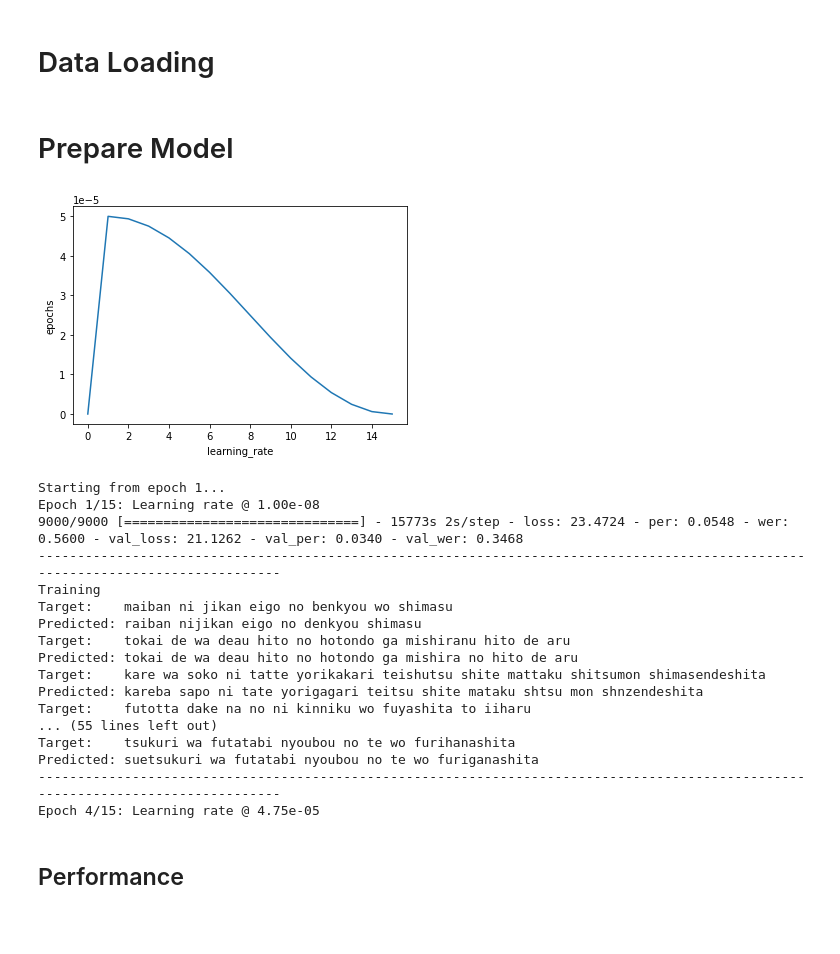
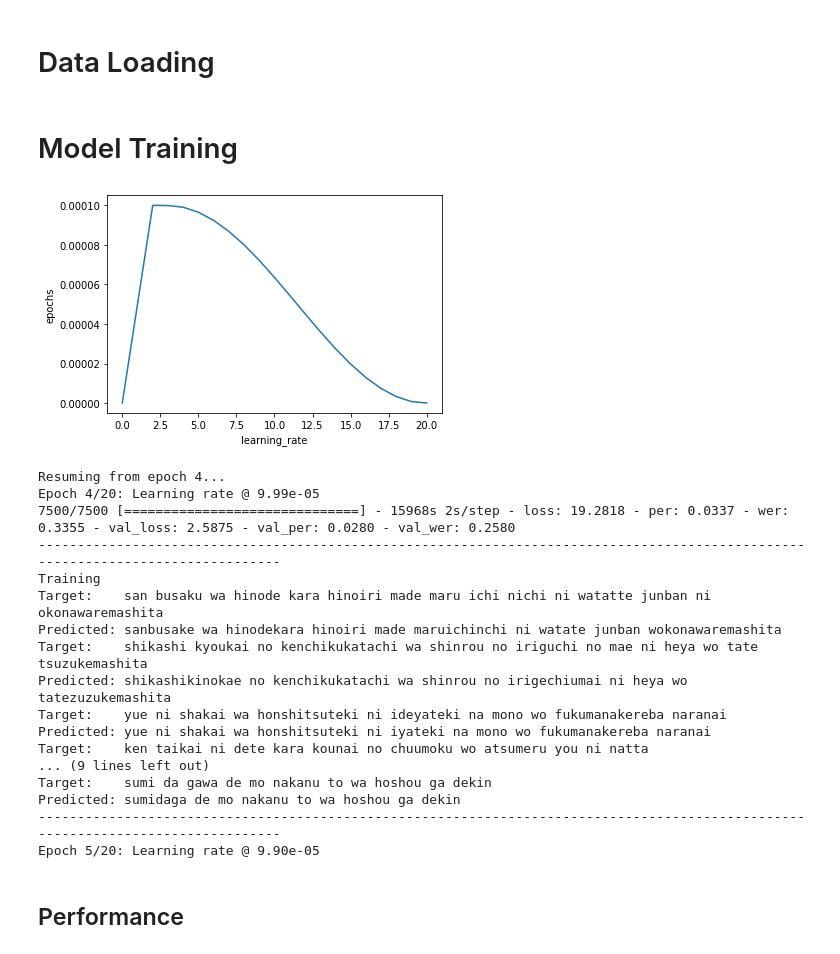
Before and after one commit to syalabi-seet/HoloMora, a Jupyter notebook: Wav2Vec2-mora.ipynb, the cells around one changed output. Saved outputs shown, nothing was run; the diff lists cells and outputs as text; code cells hidden in the pictures; blank space fills up the shorter version.

```diff
--- a/Wav2Vec2-mora.ipynb
+++ b/Wav2Vec2-mora.ipynb
@@ -60,7 +58,7 @@ def ArgParser():
     # DataLoader
     parser.add_argument("--main_dir", default="E://Datasets/Acoustic_model")
     parser.add_argument("--sample_rate", default=16000)
-    parser.add_argument("--test_size", default=0.1)
+    parser.add_argument("--test_size", default=0.25)
     parser.add_argument("--random_state", default=42)
     parser.add_argument("--batch_size", default=4)
     parser.add_argument("--n_shards", default=20)
@@ -69,16 +67,16 @@ def ArgParser():
 
     # Trainer
     parser.add_argument("--model_name", default="facebook/wav2vec2-base")
-    parser.add_argument("--epochs", default=15)
+    parser.add_argument("--epochs", default=20)
 
     # Scheduler
-    parser.add_argument("--learning_rate", default=5e-5)
-    parser.add_argument("--lr_start", default=1e-8)
-    parser.add_argument("--lr_min", default=1e-8)
-    parser.add_argument("--lr_max", default=5e-5)
+    parser.add_argument("--learning_rate", default=1e-4)
+    parser.add_argument("--lr_start", default=1e-7)
+    parser.add_argument("--lr_min", default=1e-7)
+    parser.add_argument("--lr_max", default=1e-4)
     parser.add_argument("--n_cycles", default=0.5)
-    parser.add_argument("--warmup_epochs", default=1)
-    parser.add_argument("--sustain_epochs", default=0)
+    parser.add_argument("--warmup_epochs", default=2)
+    parser.add_argument("--sustain_epochs", default=1)
 
     args = parser.parse_known_args()[0]
 
@@ -424,7 +415,7 @@ class DataLoader:
 # plt.tight_layout()
 # plt.show()
 # %% [markdown]
-# Prepare Model
+# Model Training
 # %%
 class PERMetric(tf.keras.metrics.Metric):
     def __init__(self, tokenizer, name="PER", **kwargs):
@@ -464,7 +455,6 @@ class PERMetric(tf.keras.metrics.Metric):
 class WERMetric(tf.keras.metrics.Metric):
     def __init__(self, name="WER", **kwargs):
         super(WERMetric, self).__init__(name=name,  **kwargs)
-        self.tagger = MeCab.Tagger("-Owakati")
         self.accumulator = self.add_weight(name="total_wer", initializer="zeros")
         self.counter = self.add_weight(name="wer_count", initializer="zeros")
 
@@ -486,34 +476,34 @@ class WERMetric(tf.keras.metrics.Metric):
         self.counter.assign(0.0)
 
 class CosineDecayWithWarmup(LearningRateSchedule):
     def __init__(self, args):
         self.args = args
 
     def __call__(self, epoch):
         if epoch < self.args.warmup_epochs:
             lr = ((self.args.lr_max - self.args.lr_start) / self.args.warmup_epochs) * epoch + self.args.lr_start
         elif epoch < (self.args.warmup_epochs + self.args.sustain_epochs):
             lr = self.args.lr_max
         else:
             progress = ((epoch - self.args.warmup_epochs - self.args.sustain_epochs) /
             (self.args.epochs - self.args.warmup_epochs - self.args.sustain_epochs))
             lr = (self.args.lr_max-self.args.lr_min) * (0.5 * (1.0 + tf.math.cos((22/7) *
                 self.args.n_cycles * 2.0 * progress)))
             if self.args.lr_min is not None:
                 lr = tf.math.maximum(self.args.lr_min, lr)
         return lr
 
     def plot(self):
         epochs = range(self.args.epochs+1)
         lr = [self(epoch) for epoch in epochs]
         plt.plot(epochs, lr)
         plt.xlabel("learning_rate")
         plt.ylabel("epochs")
         plt.show()
 
 CosineDecayWithWarmup(args).plot()
 # %% [output]
-[figure, old version]
+[figure, new version]
 # %%
 class Trainer:
     def __init__(self, args):
@@ -546,7 +536,7 @@ class Trainer:
     def decoder(self, labels, logits):
         labels = tf.where(labels == -100, x=0, y=labels)
         logits = tf.argmax(logits, axis=-1)
-        logits = self.config.processor.batch_decode(
+        logits = self.config.processor.tokenizer.batch_decode(
             logits, group_tokens=True, skip_special_tokens=True)
         return labels, logits
 
@@ -596,7 +586,7 @@ class Trainer:
                 self.optimizer.apply_gradients(zip(gradients, self.model.trainable_weights))
                 t_labels, t_logits = self.decoder(t_labels, t_logits)
                 self.per_metrics.update_state(t_labels, t_logits)
-                t_labels = self.config.processor.batch_decode(
+                t_labels = self.config.processor.tokenizer.batch_decode(
                     t_labels, group_tokens=False, skip_special_tokens=True)
                 self.wer_metrics.update_state(t_labels, t_logits)
                 t_per = self.per_metrics.result()
@@ -644,23 +634,23 @@ class Trainer:
 
 Trainer(args).fit()
 # %% [output]
-Starting from epoch 1...
-Epoch 1/15: Learning rate @ 1.00e-08
-9000/9000 [==============================] - 15773s 2s/step - loss: 23.4724 - per: 0.0548 - wer: 0.5600 - val_loss: 21.1262 - val_per: 0.0340 - val_wer: 0.3468
+Resuming from epoch 4...
+Epoch 4/20: Learning rate @ 9.99e-05
+7500/7500 [==============================] - 15968s 2s/step - loss: 19.2818 - per: 0.0337 - wer: 0.3355 - val_loss: 2.5875 - val_per: 0.0280 - val_wer: 0.2580
 ---------------------------------------------------------------------------------------------------------------------------------
 Training
-Target:    maiban ni jikan eigo no benkyou wo shimasu
-Predicted: raiban nijikan eigo no denkyou shimasu
-Target:    tokai de wa deau hito no hotondo ga mishiranu hito de aru
-Predicted: tokai de wa deau hito no hotondo ga mishira no hito de aru
-Target:    kare wa soko ni tatte yorikakari teishutsu shite mattaku shitsumon shimasendeshita
-Predicted: kareba sapo ni tate yorigagari teitsu shite mataku shtsu mon shnzendeshita
-Target:    futotta dake na no ni kinniku wo fuyashita to iiharu
-... (55 lines left out)
-Target:    tsukuri wa futatabi nyoubou no te wo furihanashita
-Predicted: suetsukuri wa futatabi nyoubou no te wo furiganashita
+Target:    san busaku wa hinode kara hinoiri made maru ichi nichi ni watatte junban ni okonawaremashita
+Predicted: sanbusake wa hinodekara hinoiri made maruichinchi ni watate junban wokonawaremashita
+Target:    shikashi kyoukai no kenchikukatachi wa shinrou no iriguchi no mae ni heya wo tate tsuzukemashita
+Predicted: shikashikinokae no kenchikukatachi wa shinrou no irigechiumai ni heya wo tatezuzukemashita
+Target:    yue ni shakai wa honshitsuteki ni ideyateki na mono wo fukumanakereba naranai
+Predicted: yue ni shakai wa honshitsuteki ni iyateki na mono wo fukumanakereba naranai
+Target:    ken taikai ni dete kara kounai no chuumoku wo atsumeru you ni natta
+... (9 lines left out)
+Target:    sumi da gawa de mo nakanu to wa hoshou ga dekin
+Predicted: sumidaga de mo nakanu to wa hoshou ga dekin
 ---------------------------------------------------------------------------------------------------------------------------------
-Epoch 4/15: Learning rate @ 4.75e-05
+Epoch 5/20: Learning rate @ 9.90e-05
 # %% [markdown]
 ## Performance
 # %%
```
Also changed, not shown: parts of 5 cells of this notebook, 3 other files.
